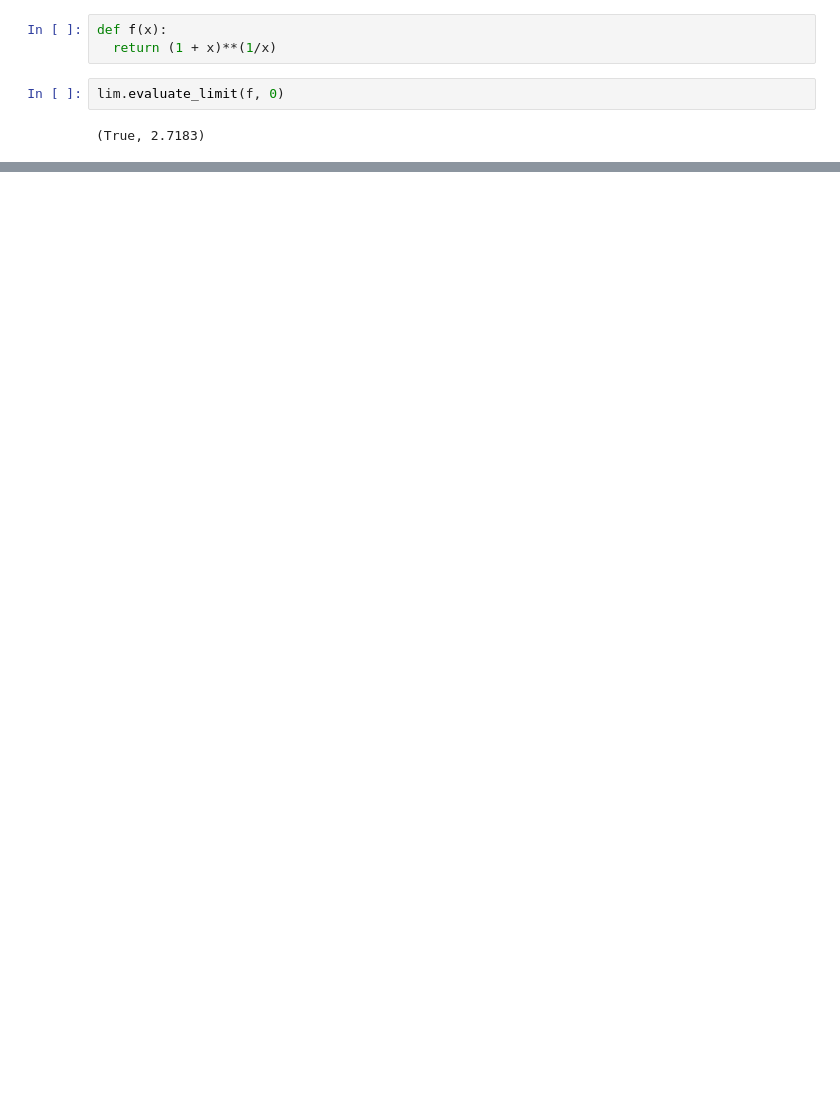
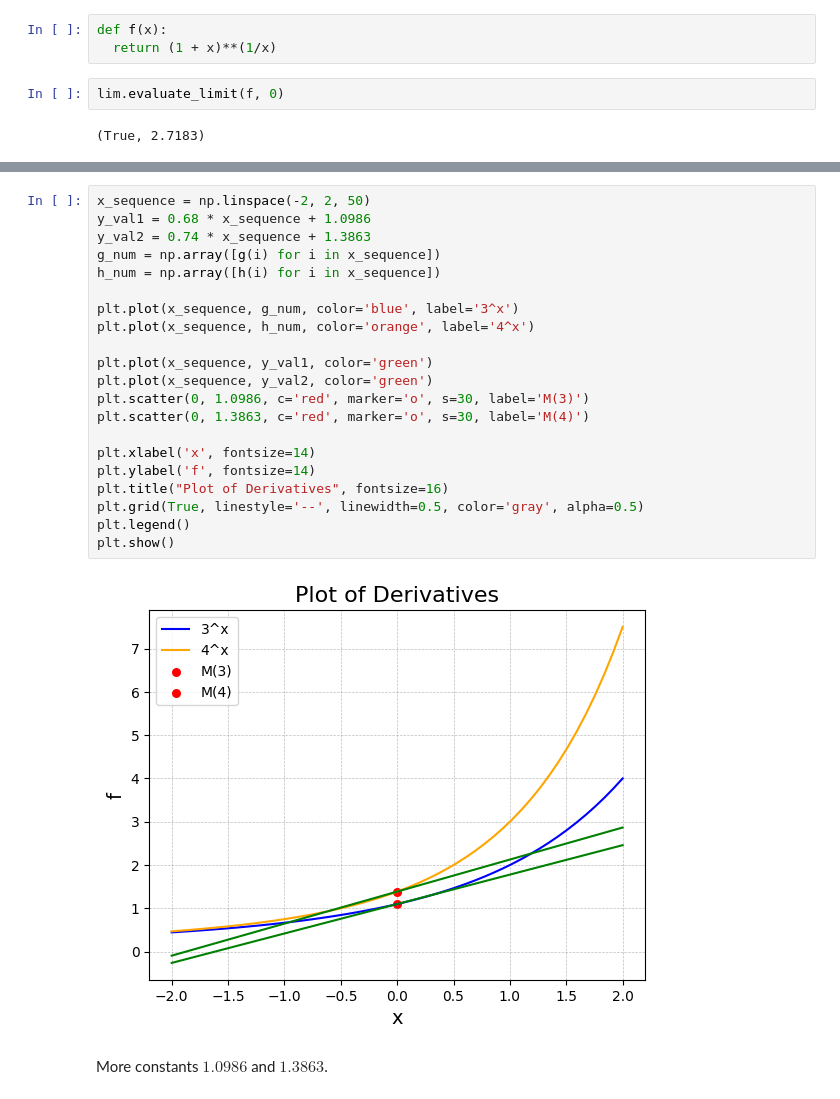
Before and after one commit to pareshrchaudhary/numericalmethods, a Jupyter notebook: Derivatives.ipynb, the cells around one changed output, grey strips where cells are left out. Saved outputs shown, nothing was run; the diff lists cells and outputs as text; blank space fills up the shorter version.

```diff
--- a/Derivatives.ipynb
+++ b/Derivatives.ipynb
@@ -827,0 +880,25 @@ def f(x):
+# %%
+x_sequence = np.linspace(-2, 2, 50)
+y_val1 = 0.68 * x_sequence + 1.0986
+y_val2 = 0.74 * x_sequence + 1.3863
+g_num = np.array([g(i) for i in x_sequence])
+h_num = np.array([h(i) for i in x_sequence])
+
+plt.plot(x_sequence, g_num, color='blue', label='3^x')
+plt.plot(x_sequence, h_num, color='orange', label='4^x')
+
+plt.plot(x_sequence, y_val1, color='green')
+plt.plot(x_sequence, y_val2, color='green')
+plt.scatter(0, 1.0986, c='red', marker='o', s=30, label='M(3)')
+plt.scatter(0, 1.3863, c='red', marker='o', s=30, label='M(4)')
+
+plt.xlabel('x', fontsize=14)
+plt.ylabel('f', fontsize=14)
+plt.title("Plot of Derivatives", fontsize=16)
+plt.grid(True, linestyle='--', linewidth=0.5, color='gray', alpha=0.5)
+plt.legend()
+plt.show()
+# %% [output]
+[figure, added]
+# %% [markdown]
+More constants $1.0986$ and $1.3863$.
```
Also changed, not shown: parts of 16 cells of this notebook.
